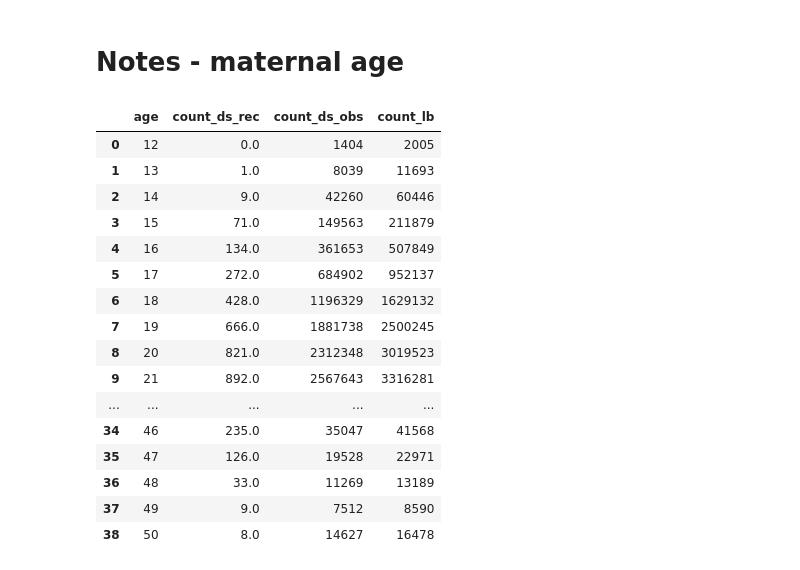
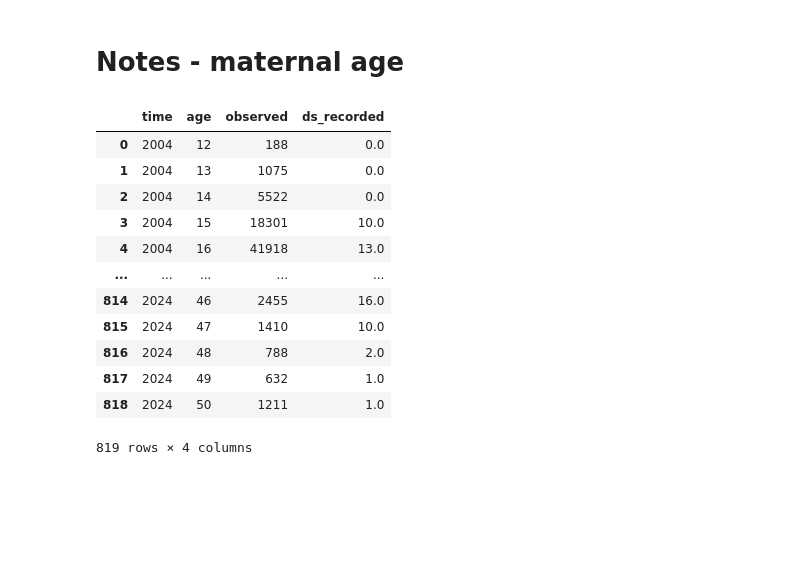
Before and after one commit to frankbuckley/ds-births-populations, a Jupyter notebook: projects/us-birth-certificates/notes-maternal-age-model-1.ipynb, the cells around one changed output. Drawn from its saved outputs; the diff is of its cells as text; code cells hidden in the pictures; blank space fills up the shorter version.

```diff
--- a/projects/us-birth-certificates/notes-maternal-age-model-1.ipynb
+++ b/projects/us-birth-certificates/notes-maternal-age-model-1.ipynb
@@ -29,35 +29,31 @@ MAX_YEAR = 2024
 # %%
 counts_df = con.execute(
     f"""
         SELECT
+            year as time,
             mage_c as age,
-            SUM(down_ind) as count_ds_rec,
-            COUNT(down_ind) as count_ds_obs,
-            COUNT(*) as count_lb
+            count(mage_c) as observed,
+            SUM(down_ind) as ds_recorded
         FROM
             us_births
         WHERE
             year >= {MIN_YEAR} AND year <= {MAX_YEAR}
-        GROUP BY mage_c
-        ORDER BY mage_c
+        GROUP BY year, mage_c
+        ORDER BY year, mage_c
         """
 ).df()
 counts_df
 # %% [output]
-|  | age | count_ds_rec | count_ds_obs | count_lb |
-| 0 | 12 | 0.0 | 1404 | 2005 |
-| 1 | 13 | 1.0 | 8039 | 11693 |
-| 2 | 14 | 9.0 | 42260 | 60446 |
-| 3 | 15 | 71.0 | 149563 | 211879 |
-| 4 | 16 | 134.0 | 361653 | 507849 |
-| 5 | 17 | 272.0 | 684902 | 952137 |
-| 6 | 18 | 428.0 | 1196329 | 1629132 |
-| 7 | 19 | 666.0 | 1881738 | 2500245 |
-| 8 | 20 | 821.0 | 2312348 | 3019523 |
-| 9 | 21 | 892.0 | 2567643 | 3316281 |
+|  | time | age | observed | ds_recorded |
+| 0 | 2004 | 12 | 188 | 0.0 |
+| 1 | 2004 | 13 | 1075 | 0.0 |
+| 2 | 2004 | 14 | 5522 | 0.0 |
+| 3 | 2004 | 15 | 18301 | 10.0 |
+| 4 | 2004 | 16 | 41918 | 13.0 |
 | ... | ... | ... | ... | ... |
-| 34 | 46 | 235.0 | 35047 | 41568 |
-| 35 | 47 | 126.0 | 19528 | 22971 |
-| 36 | 48 | 33.0 | 11269 | 13189 |
-| 37 | 49 | 9.0 | 7512 | 8590 |
-| 38 | 50 | 8.0 | 14627 | 16478 |
+| 814 | 2024 | 46 | 2455 | 16.0 |
+| 815 | 2024 | 47 | 1410 | 10.0 |
+| 816 | 2024 | 48 | 788 | 2.0 |
+| 817 | 2024 | 49 | 632 | 1.0 |
+| 818 | 2024 | 50 | 1211 | 1.0 |
+819 rows × 4 columns
```
Also changed, not shown: parts of 26 cells of this notebook.
